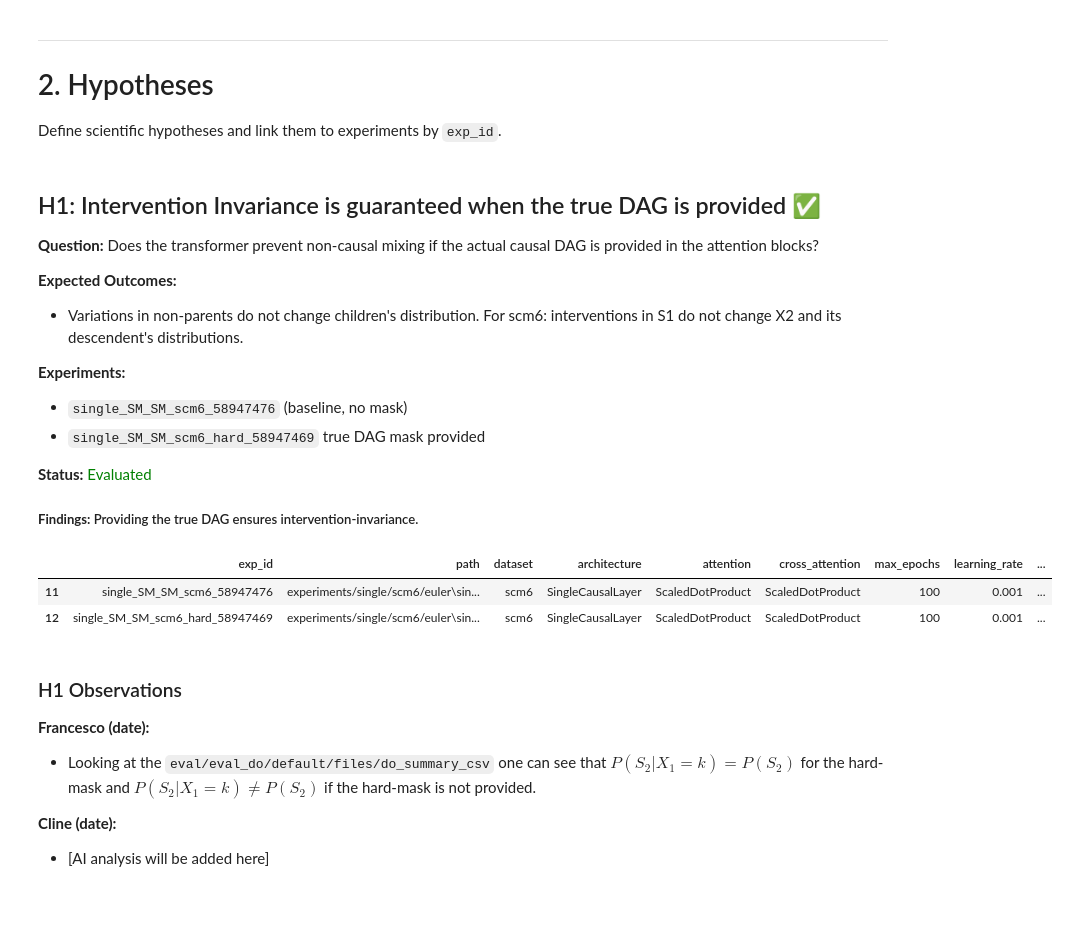
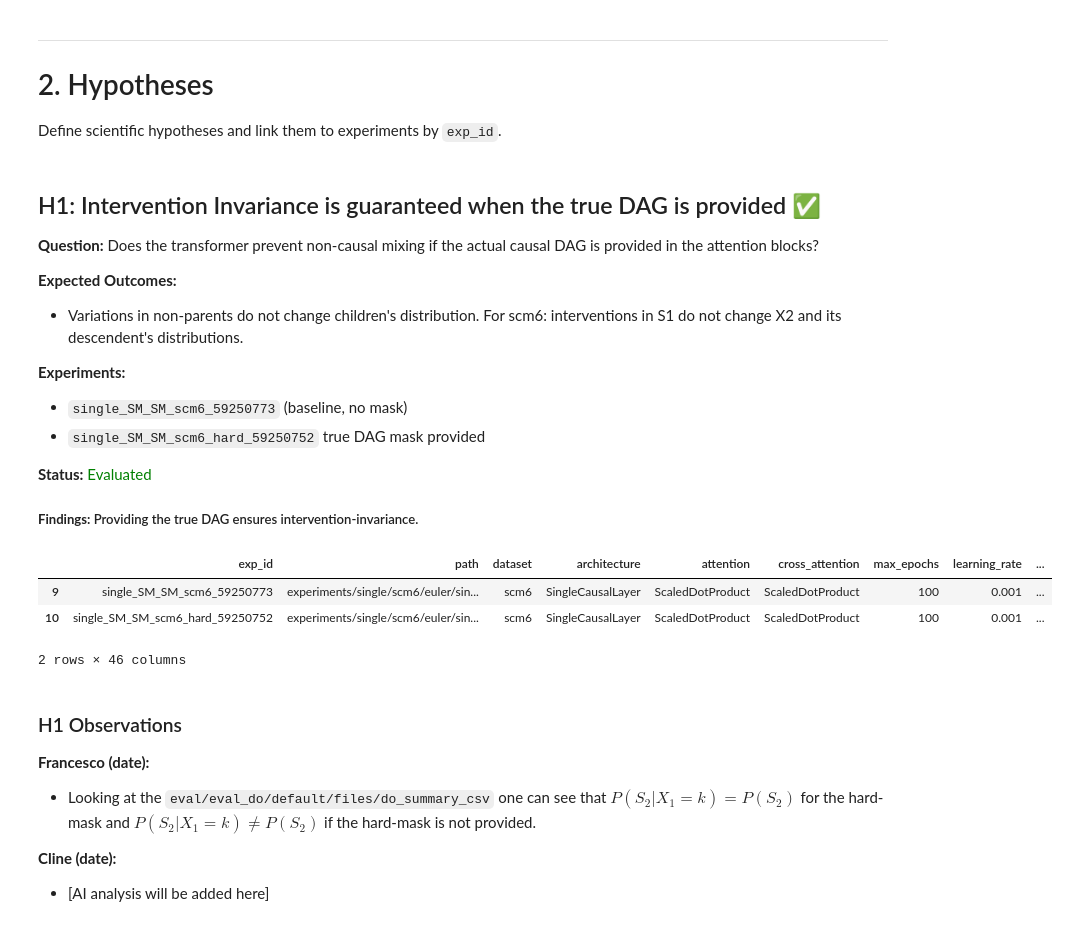
Before and after one commit to scipi1/causaliT, a Jupyter notebook: notebooks/experiments_analysis.ipynb, the cells around one changed output. Drawn from its saved outputs; the diff is of its cells as text; code cells hidden in the pictures.

```diff
--- a/notebooks/experiments_analysis.ipynb
+++ b/notebooks/experiments_analysis.ipynb
@@ -89,8 +85,8 @@ Define scientific hypotheses and link them to experiments by `exp_id`.
 - Variations in non-parents do not change children's distribution. For scm6: interventions in S1 do not change X2 and its descendent's distributions.
 
 **Experiments:**
-- `single_SM_SM_scm6_58947476` (baseline, no mask)
-- `single_SM_SM_scm6_hard_58947469` true DAG mask provided
+- `single_SM_SM_scm6_59250773` (baseline, no mask)
+- `single_SM_SM_scm6_hard_59250752` true DAG mask provided
 
 **Status:** <span style="color: green;">Evaluated</span>
 
@@ -98,21 +94,22 @@ Define scientific hypotheses and link them to experiments by `exp_id`.
 # %%
 # H1: Intervention Invariance is guaranteed when the true DAG is provided
 H1_experiments = [
-    "single_SM_SM_scm6_58947476",
-    "single_SM_SM_scm6_hard_58947469"
+    "single_SM_SM_scm6_59250773",
+    "single_SM_SM_scm6_hard_59250752"
 ]
 
 # Filter manifest for H1 experiments
 if len(manifest) > 0:
     h1_data = manifest[manifest["exp_id"].isin(H1_experiments)]
     if len(h1_data) > 0:
         display(h1_data)
     else:
         print("No H1 experiments found in manifest yet.")
 # %% [output]
 |  | exp_id | path | dataset | architecture | attention | cross_attention | max_epochs | learning_rate | ... |
-| 11 | single_SM_SM_scm6_58947476 | experiments/single/scm6/euler\sin... | scm6 | SingleCausalLayer | ScaledDotProduct | ScaledDotProduct | 100 | 0.001 | ... |
-| 12 | single_SM_SM_scm6_hard_58947469 | experiments/single/scm6/euler\sin... | scm6 | SingleCausalLayer | ScaledDotProduct | ScaledDotProduct | 100 | 0.001 | ... |
+| 9 | single_SM_SM_scm6_59250773 | experiments/single/scm6/euler/sin... | scm6 | SingleCausalLayer | ScaledDotProduct | ScaledDotProduct | 100 | 0.001 | ... |
+| 10 | single_SM_SM_scm6_hard_59250752 | experiments/single/scm6/euler/sin... | scm6 | SingleCausalLayer | ScaledDotProduct | ScaledDotProduct | 100 | 0.001 | ... |
+2 rows × 46 columns
 # %% [markdown]
 ### H1 Observations
 
```
Also changed, not shown: parts of 35 cells of this notebook, 25 other files.
